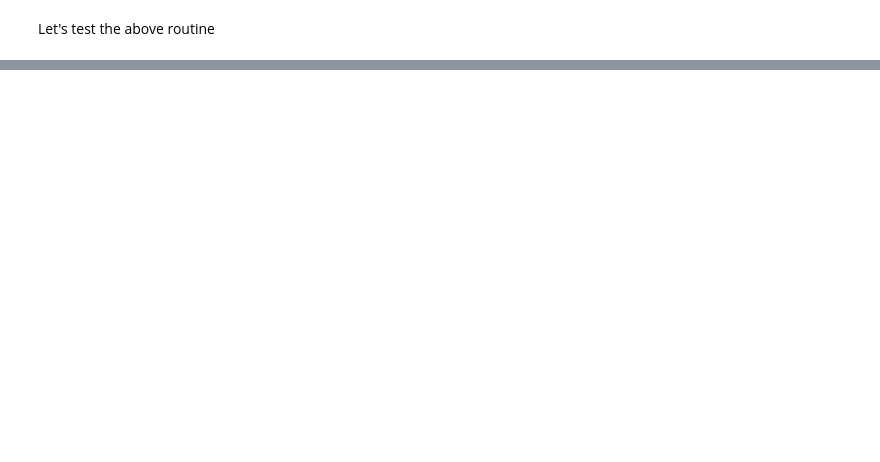
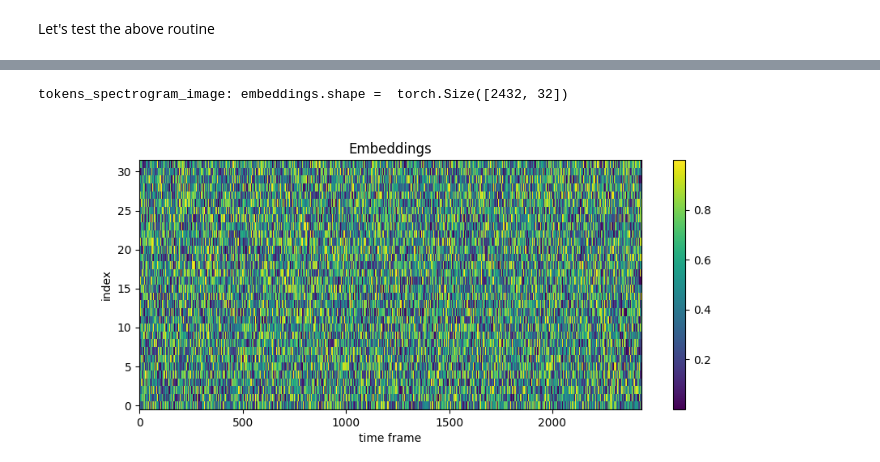
Before and after one commit to drscotthawley/aeiou, a Jupyter notebook: 02_viz.ipynb, the cells around one changed output, grey strips where cells are left out. Cells and saved outputs as stored; diff of their text form; code cells hidden in the pictures; blank space fills up the shorter version.

```diff
--- a/02_viz.ipynb
+++ b/02_viz.ipynb
@@ -87,0 +101,3 @@ def pca_point_cloud(tokens, color_scheme='batch'):
+# %%
+tokens = torch.rand((16,32,152))
+show_pca_point_cloud(tokens)
@@ -181,6 +200,11 @@ def tokens_spectrogram_image(tokens, aspect='auto', title='Embeddings', ylabel='
     canvas.draw()
     rgba = np.asarray(canvas.buffer_rgba())
     return Image.fromarray(rgba)
+# %%
+tokens_spectrogram_image(tokens)
+# %% [output]
+tokens_spectrogram_image: embeddings.shape =  torch.Size([2432, 32])
+[figure, added]
 # %%
 #|export
 def plot_jukebox_embeddings(zs, aspect='auto'):
```
Also changed, not shown: parts of 6 cells of this notebook, 4 other files.
